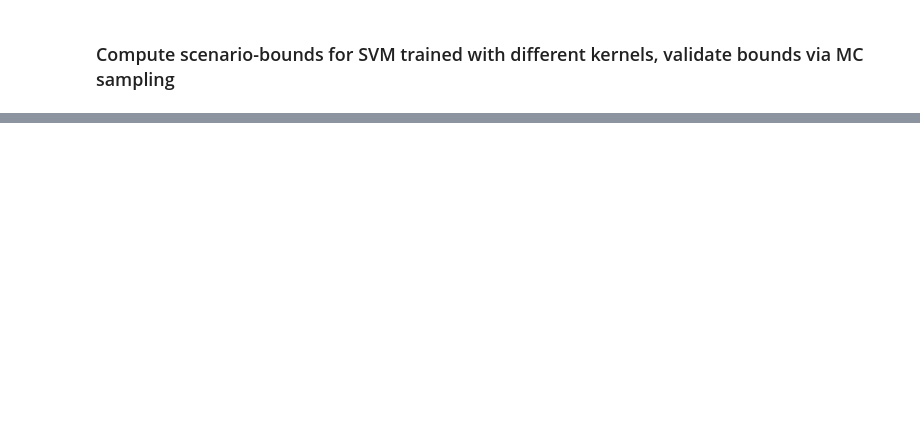
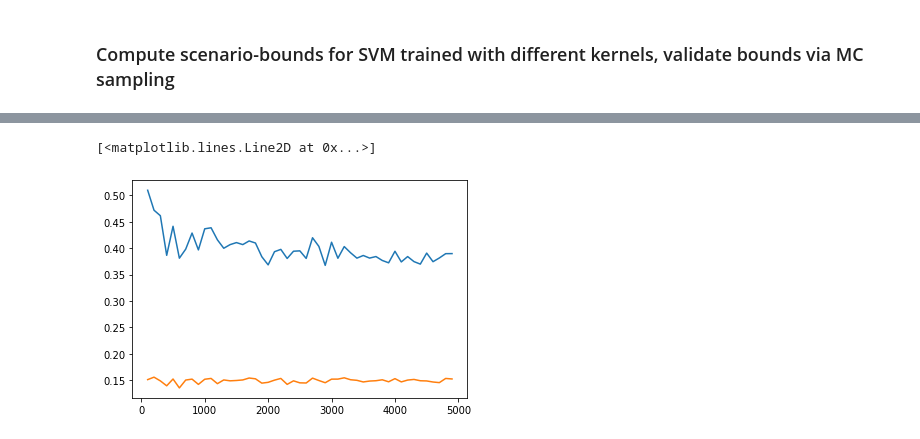
Before and after one commit to Roberock/Scenario-Theory-Py-Generalization-Assessment-Methods, a Jupyter notebook: Python/SVMtesting.ipynb, the cells around one changed output, grey strips where cells are left out. Cells and saved outputs as stored; diff of their text form; code cells hidden in the pictures; blank space fills up the shorter version.

```diff
--- a/Python/SVMtesting.ipynb
+++ b/Python/SVMtesting.ipynb
@@ -150,0 +169,27 @@ for nsv,clf in zip(Nsv_models, MODELS):
+# %%
+N_array=range(100,5000,100)
+Nsv_array=np.zeros(np.size(N_array))
+Pf_array=np.zeros(np.size(N_array))
+Ub_array=np.zeros(np.size(N_array))
+for n in range(0,np.size(N_array)):
+    X,y , x1 , x2, x3, x4 = DGM(N_array[n],Rateo) # genearate data
+    clf = svm.SVC(kernel='poly', gamma='auto', C=1.0) # define svm model
+    clf.fit(X, y)# fit svm model
+
+    N=np.size(y) #  number of samples
+    Nsv=np.sum(clf.n_support_) #  number of support vectors
+    print("Number of support vectors:",Nsv)
+    Lb,Ub =SBn.getepsilon_relaxedConstraints(Nsv,N,10**-6) #  get bounds on the probability of margin violation
+    print("Upper bound on the Probability of miscalssification:", Ub)
+    Ub_array[n]=Ub
+    Nsv_array[n]=Nsv
+    # def Validate_ScenarioBound()
+    N1t=100000
+    Xtst,ytst , x1t , x2t, x3t, x4t = DGM(N1t,Rateo)
+    ypred = clf.predict(Xtst)
+    Pmisclass=np.mean(np.array([ytst!=ypred])) # MC estimate of the true pribability of misclassification
+    Pf_array[n]=Pmisclass
+    if Pmisclass>Ub:
+        raise AssertionError()
+    elif Pmisclass<=Ub:
+        print("Bound verified P_miscalssification <= Scenario-based upper bound:" ,  Pmisclass, "<=", Ub)
@@ -150,0 +248,6 @@ for nsv,clf in zip(Nsv_models, MODELS):
+# %%
+plt.plot(N_array,Ub_array)
+plt.plot(N_array,Pf_array)
+# %% [output]
+[<matplotlib.lines.Line2D at 0x...>]
+[figure, added]
```
Also changed, not shown: parts of 6 cells of this notebook, 1 other file.
